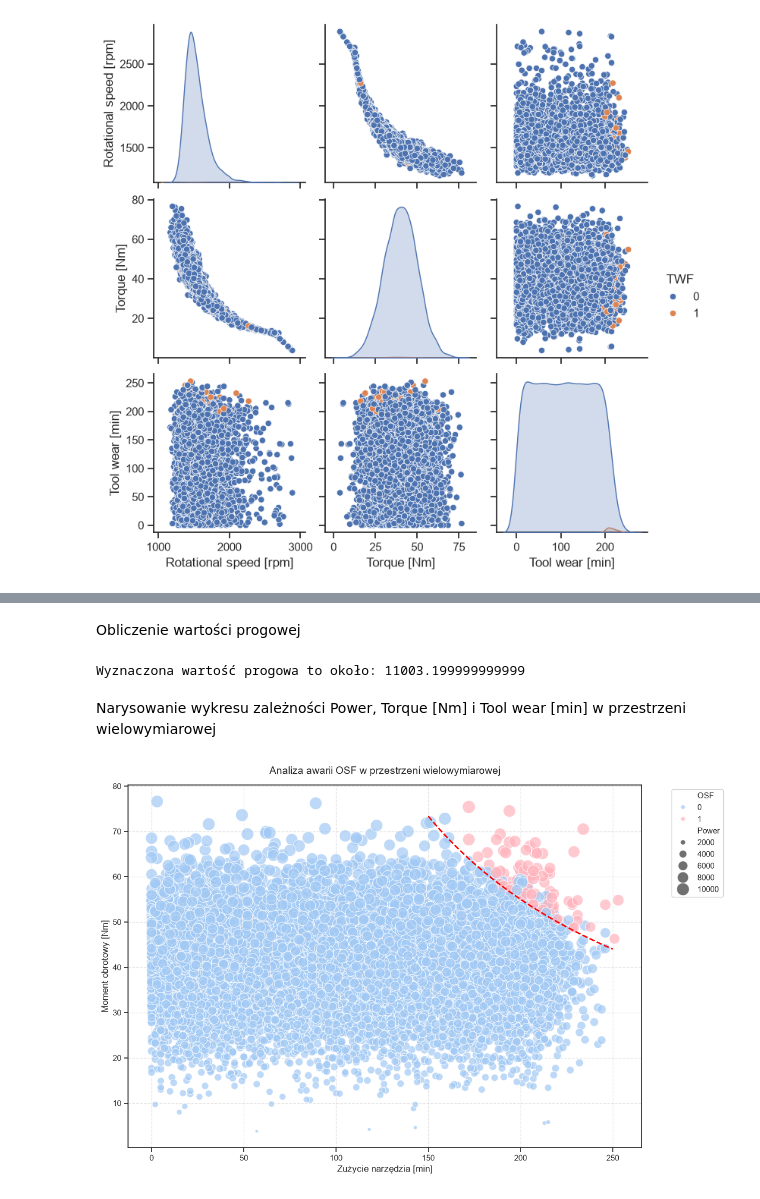
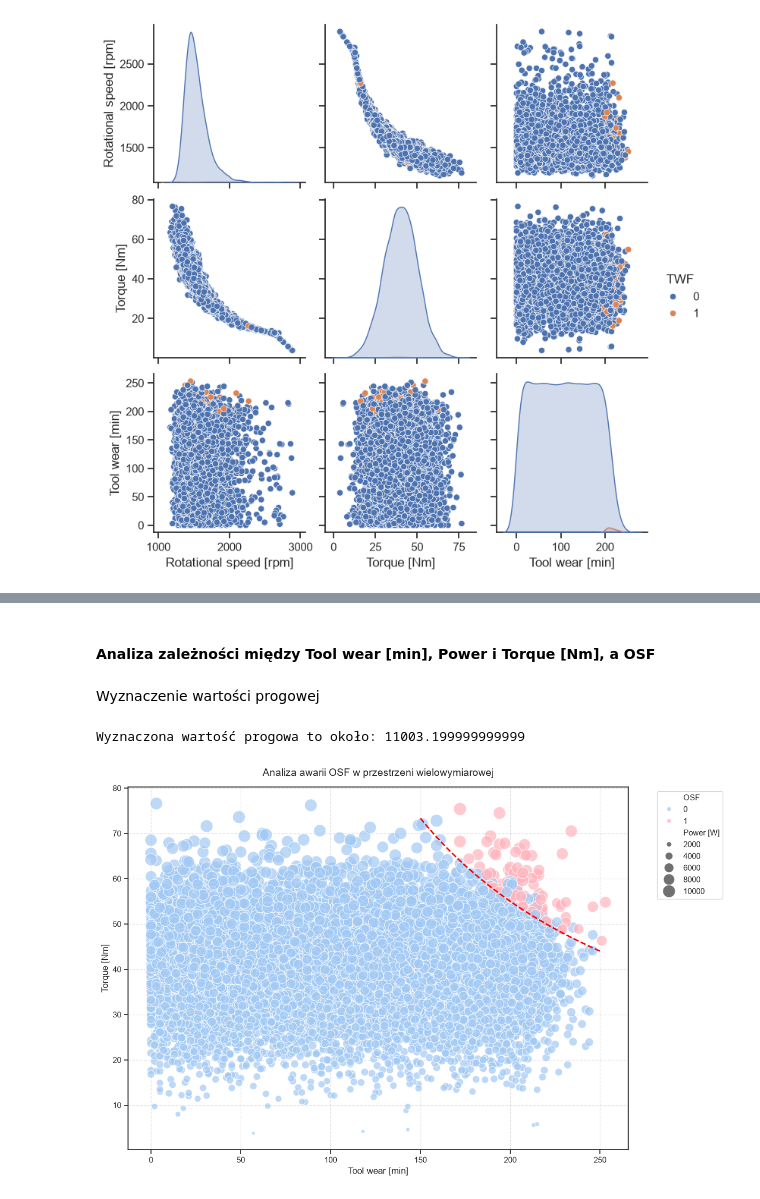
Before and after one commit to KacperKnapek/Machine-failure-prediction, a Jupyter notebook: notebooks/01_eda.ipynb, the cells around one changed output, grey strips where cells are left out. Drawn from its saved outputs; the diff is of its cells as text; code cells hidden in the pictures.

```diff
--- a/notebooks/01_eda.ipynb
+++ b/notebooks/01_eda.ipynb
@@ -2,0 +42,5 @@
+# %%
+power = (df['Rotational speed [rpm]'] * df['Torque [Nm]'] * (2 * np.pi / 60)).round(2)
+
+df.insert(loc = 8, column = 'Power [W]', value = power)
+df.insert(loc = 5, column = 'Temperature difference', value = df['Process temperature [K]'] - df['Air temperature [K]'])
@@ -397,48 +380,38 @@ Moc ma dwumodalny wpływ na awarie PWF. Ryzyko wzrasta zarówno przy zbyt niskie
+# %% [markdown]
+#### Analiza zależności między Tool wear [min], Power i Torque [Nm], a OSF
 # %% [markdown]
-Obliczenie wartości progowej
+Wyznaczenie wartości progowej
 # %%
-# 1. Tworzymy zmienną będącą iloczynem obu parametrów
-df['OSF_indicator'] = df['Tool wear [min]'] * df['Torque [Nm]']
-
-# 2. Szukamy wartości minimalnej dla przypadków, w których wystąpiła awaria (OSF == 1)
-threshold_estimated = df[df['OSF'] == 1]['OSF_indicator'].min()
-print(f"Wyznaczona wartość progowa to około: {threshold_estimated}")
+kryterium_osf = df['Tool wear [min]'] * df['Torque [Nm]']
+wartosc_progowa = kryterium_osf[df['OSF'] == 1].min()
+print(f"Wyznaczona wartość progowa to około: {wartosc_progowa}")
 # %% [output]
 Wyznaczona wartość progowa to około: 11003.199999999999
-# %% [markdown]
-Narysowanie wykresu zależności Power, Torque [Nm] i Tool wear [min] w przestrzeni wielowymiarowej
 # %%
-df["Power"] = df["Torque [Nm]"] * (df["Rotational speed [rpm]"] * 2 * 3.14159 / 60)
-
-# 2. Tworzymy wykres
 plt.figure(figsize=(12, 8))
 sns.scatterplot(
     data=df,
-    x="Tool wear [min]",
-    y="Torque [Nm]",
-    hue="OSF",           # Kolor kropki zależy od awarii (0 lub 1)
-    size="Power",        # Wielkość kropki zależy od wygenerowanej mocy
-    sizes=(20, 300),     # Zakres wielkości kropek (minimalna i maksymalna)
+    x='Tool wear [min]',
+    y='Torque [Nm]',
+    hue='OSF',
+    size='Power [W]',
+    sizes=(20, 300),
     alpha=0.7,
-    palette={0: "#a1c9f4", 1: "#ffb3bd"} # ładne, kontrastowe kolory
+    palette={0: '#a1c9f4', 1: '#ffb3bd'}
 )
 
-plt.title("Analiza awarii OSF w przestrzeni wielowymiarowej", fontsize=14, pad=15)
-plt.xlabel("Zużycie narzędzia [min]", fontsize=12)
-plt.ylabel("Moment obrotowy [Nm]", fontsize=12)
+plt.title('Analiza awarii OSF w przestrzeni wielowymiarowej', fontsize=14, pad=15)
+plt.xlabel('Tool wear [min]', fontsize=12)
+plt.ylabel('Torque [Nm]', fontsize=12)
 
-# Przesunięcie legendy na bok, żeby nie zasłaniała danych
-plt.legend(bbox_to_anchor=(1.05, 1), loc="upper left")
-plt.grid(True, linestyle="--", alpha=0.5)
+plt.legend(bbox_to_anchor=(1.05, 1), loc='upper left')
+plt.grid(True, linestyle='--', alpha=0.5)
 
-# Generujemy punkty dla osi X (czas zużycia narzędzia od 150 do 250 min)
 x_line = np.linspace(150, 250, 100)
-threshold = threshold_estimated
-y_line = threshold / x_line
+y_line = wartosc_progowa / x_line
 
-# Dorzucamy czerwoną linię przerywaną do wykresu
-plt.plot(x_line, y_line, color="red", linestyle="--", linewidth=2, label="Teoretyczna granica OSF")
+plt.plot(x_line, y_line, color='red', linestyle='--', linewidth=2, label='Teoretyczna granica OSF')
 plt.tight_layout()
 plt.show()
 # %% [output]
-[figure, old version]
+[figure, new version]
```
Also changed, not shown: parts of 96 cells of this notebook.
